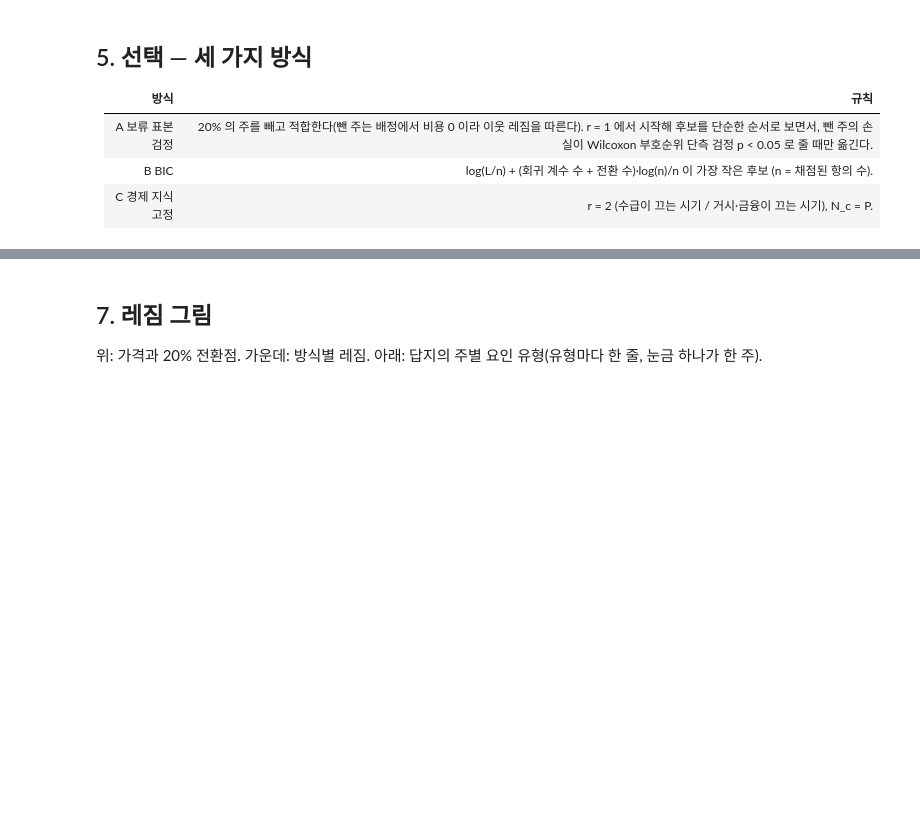
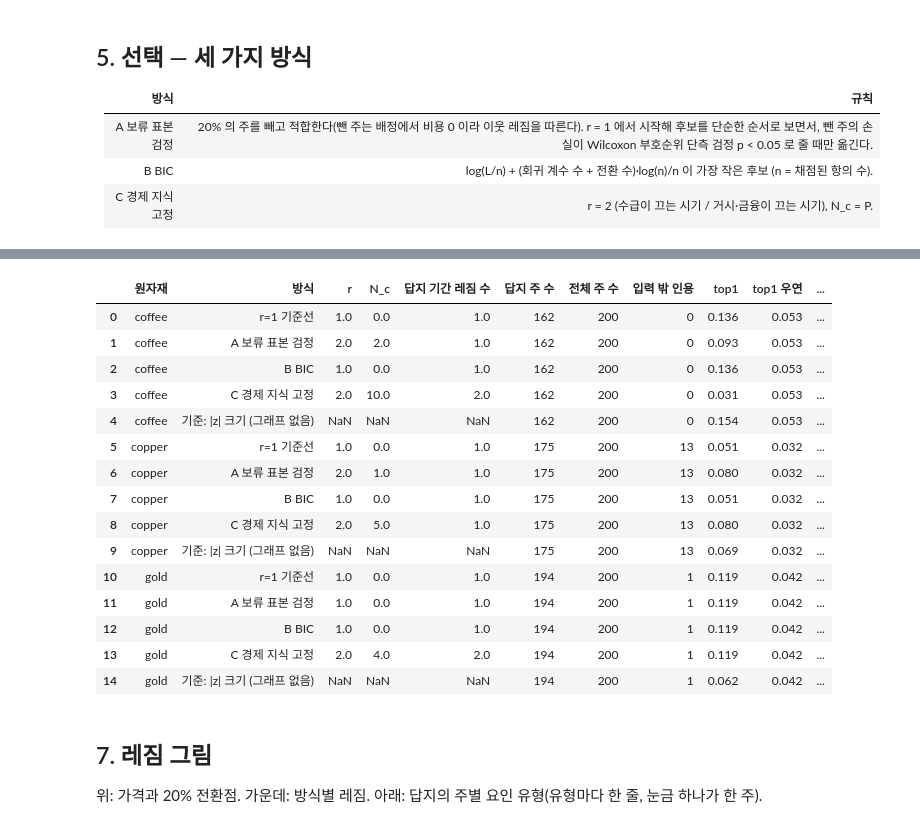
Before and after one commit to immanuelk1m/01_riotinto, a Jupyter notebook: analysis/RCBNB-MB.ipynb, the cells around one changed output, grey strips where cells are left out. Saved outputs shown, nothing was run; the diff lists cells and outputs as text; code cells hidden in the pictures; blank space fills up the shorter version.

```diff
--- a/analysis/RCBNB-MB.ipynb
+++ b/analysis/RCBNB-MB.ipynb
@@ -432,3 +459,22 @@ summary.round(3)
+# %%
+week_summary.round(3)
+# %% [output]
+|  | 원자재 | 방식 | r | N_c | 답지 기간 레짐 수 | 답지 주 수 | 전체 주 수 | 입력 밖 인용 | top1 | top1 우연 | ... |
+| 0 | coffee | r=1 기준선 | 1.0 | 0.0 | 1.0 | 162 | 200 | 0 | 0.136 | 0.053 | ... |
+| 1 | coffee | A 보류 표본 검정 | 2.0 | 2.0 | 1.0 | 162 | 200 | 0 | 0.093 | 0.053 | ... |
+| 2 | coffee | B BIC | 1.0 | 0.0 | 1.0 | 162 | 200 | 0 | 0.136 | 0.053 | ... |
+| 3 | coffee | C 경제 지식 고정 | 2.0 | 10.0 | 2.0 | 162 | 200 | 0 | 0.031 | 0.053 | ... |
+| 4 | coffee | 기준: |z| 크기 (그래프 없음) | NaN | NaN | NaN | 162 | 200 | 0 | 0.154 | 0.053 | ... |
+| 5 | copper | r=1 기준선 | 1.0 | 0.0 | 1.0 | 175 | 200 | 13 | 0.051 | 0.032 | ... |
+| 6 | copper | A 보류 표본 검정 | 2.0 | 1.0 | 1.0 | 175 | 200 | 13 | 0.080 | 0.032 | ... |
+| 7 | copper | B BIC | 1.0 | 0.0 | 1.0 | 175 | 200 | 13 | 0.051 | 0.032 | ... |
+| 8 | copper | C 경제 지식 고정 | 2.0 | 5.0 | 1.0 | 175 | 200 | 13 | 0.080 | 0.032 | ... |
+| 9 | copper | 기준: |z| 크기 (그래프 없음) | NaN | NaN | NaN | 175 | 200 | 13 | 0.069 | 0.032 | ... |
+| 10 | gold | r=1 기준선 | 1.0 | 0.0 | 1.0 | 194 | 200 | 1 | 0.119 | 0.042 | ... |
+| 11 | gold | A 보류 표본 검정 | 1.0 | 0.0 | 1.0 | 194 | 200 | 1 | 0.119 | 0.042 | ... |
+| 12 | gold | B BIC | 1.0 | 0.0 | 1.0 | 194 | 200 | 1 | 0.119 | 0.042 | ... |
+| 13 | gold | C 경제 지식 고정 | 2.0 | 4.0 | 2.0 | 194 | 200 | 1 | 0.119 | 0.042 | ... |
+| 14 | gold | 기준: |z| 크기 (그래프 없음) | NaN | NaN | NaN | 194 | 200 | 1 | 0.062 | 0.042 | ... |
 # %% [markdown]
 ## 7. 레짐 그림
 
```
Also changed, not shown: parts of 12 cells of this notebook, 4 other files.
